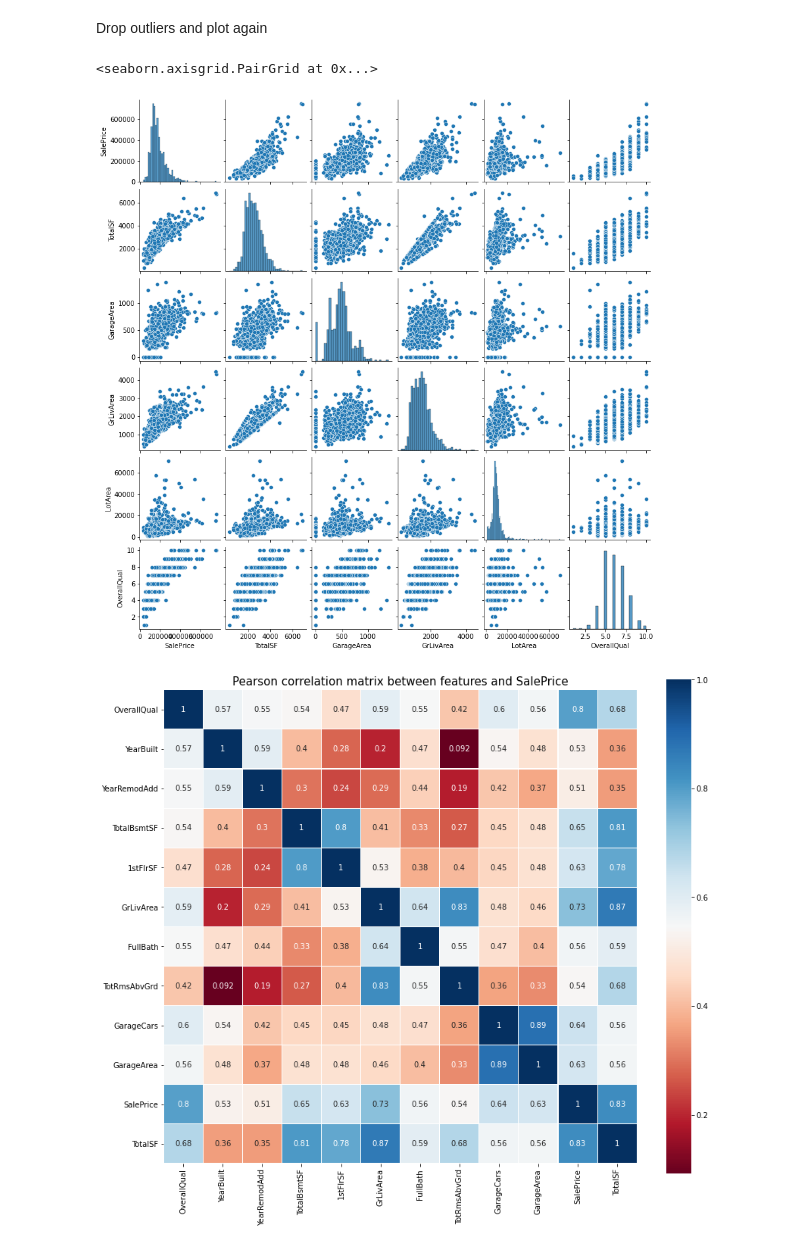
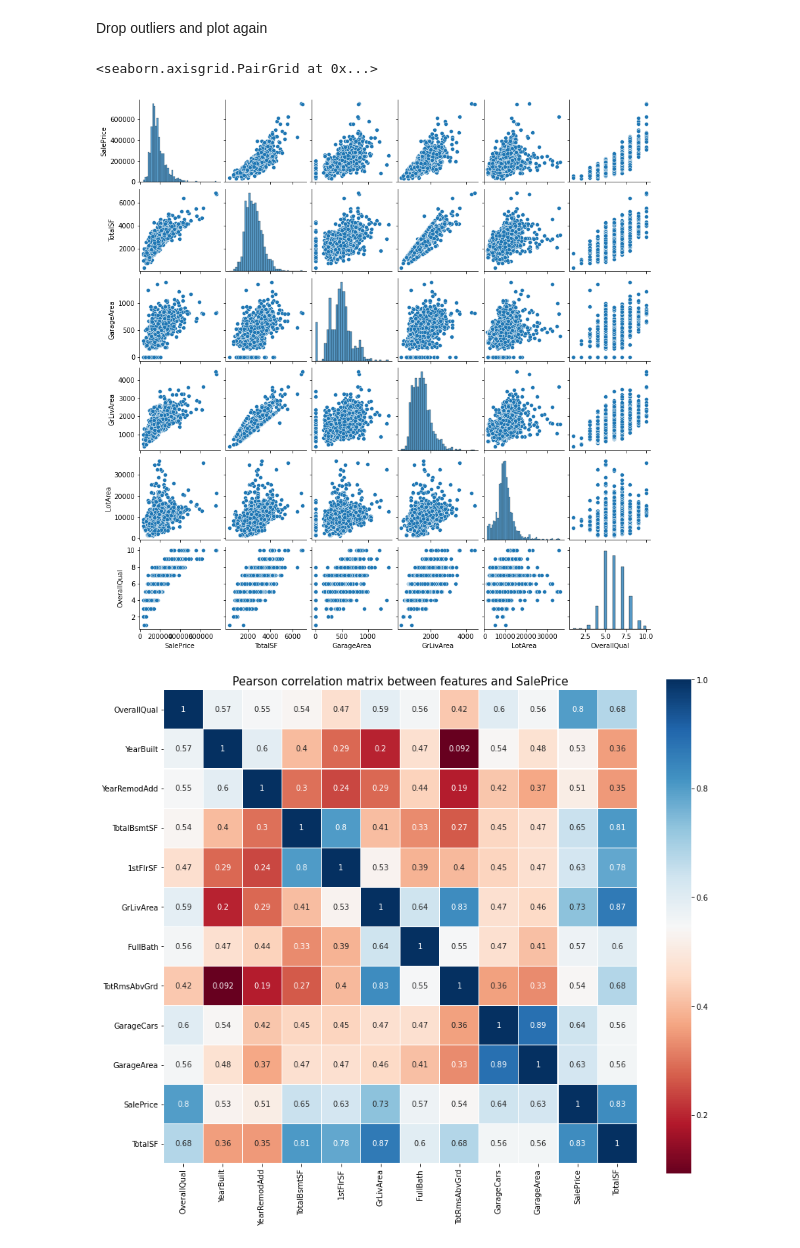
Before and after one commit to garycl/AmesHousing, a Jupyter notebook: code/HousePricePrediction.ipynb, the cells around one changed output. Saved outputs shown, nothing was run; the diff lists cells and outputs as text; code cells hidden in the pictures.

```diff
--- a/code/HousePricePrediction.ipynb
+++ b/code/HousePricePrediction.ipynb
@@ -76,17 +75,17 @@ sns.pairplot(data=train[['SalePrice',
 Drop outliers and plot again
 # %%
 train.drop(train.index[train.TotalSF>7500],axis=0, inplace=True)
-train.drop(train.index[train.LotArea>10e4],axis=0, inplace=True)
+train.drop(train.index[train.LotArea>39e3],axis=0, inplace=True)
 
 sns.pairplot(data=train[['SalePrice',
                          'TotalSF',
                          'GarageArea',
                          'GrLivArea',
                          'LotArea',
                          'OverallQual']], height=2)
 # %% [output]
 <seaborn.axisgrid.PairGrid at 0x...>
-[figure, old version]
+[figure, new version]
 # %%
 corr_train = train.corr()
 highest_corr_features = corr_train.index[abs(corr_train['SalePrice']) > 0.5]
```
Also changed, not shown: parts of 49 cells of this notebook, 14 other files.
